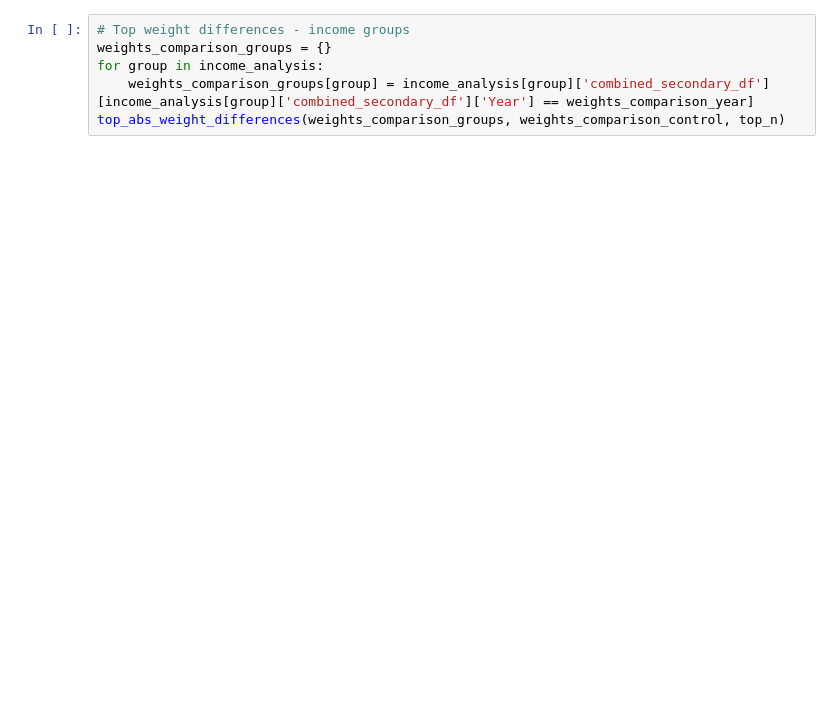
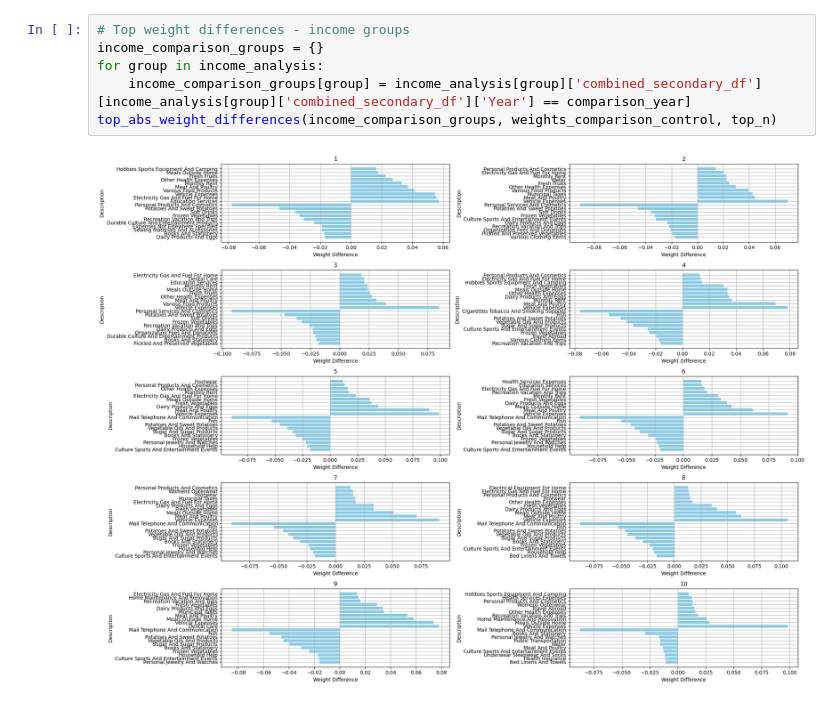
Before and after one commit to roykisluk/Inflation-Heterogeneity, a Jupyter notebook: Tri_Group_inflation_comparison.ipynb, the cells around one changed output. Drawn from its saved outputs; the diff is of its cells as text; blank space fills up the shorter version.

```diff
--- a/Tri_Group_inflation_comparison.ipynb
+++ b/Tri_Group_inflation_comparison.ipynb
@@ -110,8 +119,10 @@ top_abs_weight_differences(weights_comparison_groups, weights_comparison_control
 # %%
 # Top weight differences - income groups
-weights_comparison_groups = {}
+income_comparison_groups = {}
 for group in income_analysis:
-    weights_comparison_groups[group] = income_analysis[group]['combined_secondary_df'][income_analysis[group]['combined_secondary_df']['Year'] == weights_comparison_year]
-top_abs_weight_differences(weights_comparison_groups, weights_comparison_control, top_n)
+    income_comparison_groups[group] = income_analysis[group]['combined_secondary_df'][income_analysis[group]['combined_secondary_df']['Year'] == comparison_year]
+top_abs_weight_differences(income_comparison_groups, weights_comparison_control, top_n)
+# %% [output]
+[figure, added]
 # %%
 # Top weight differences - SES groups
```
Also changed, not shown: parts of 16 cells of this notebook, 4 other files.
